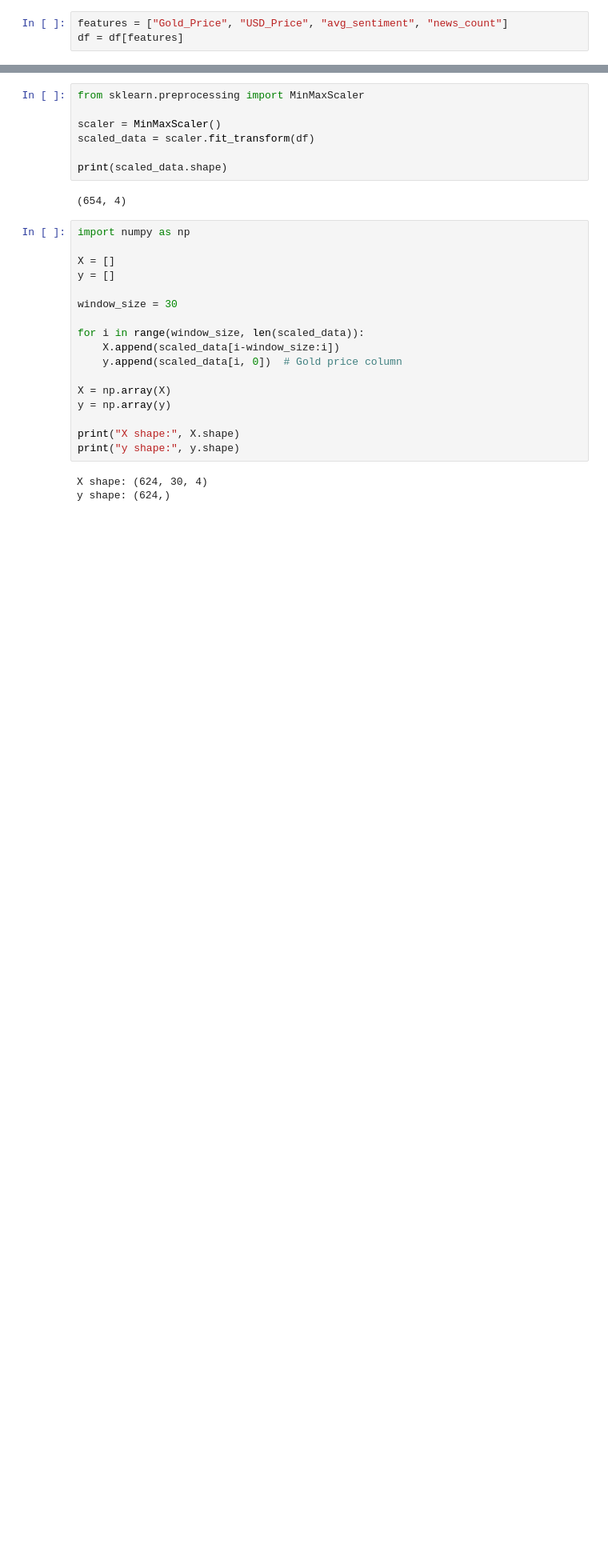
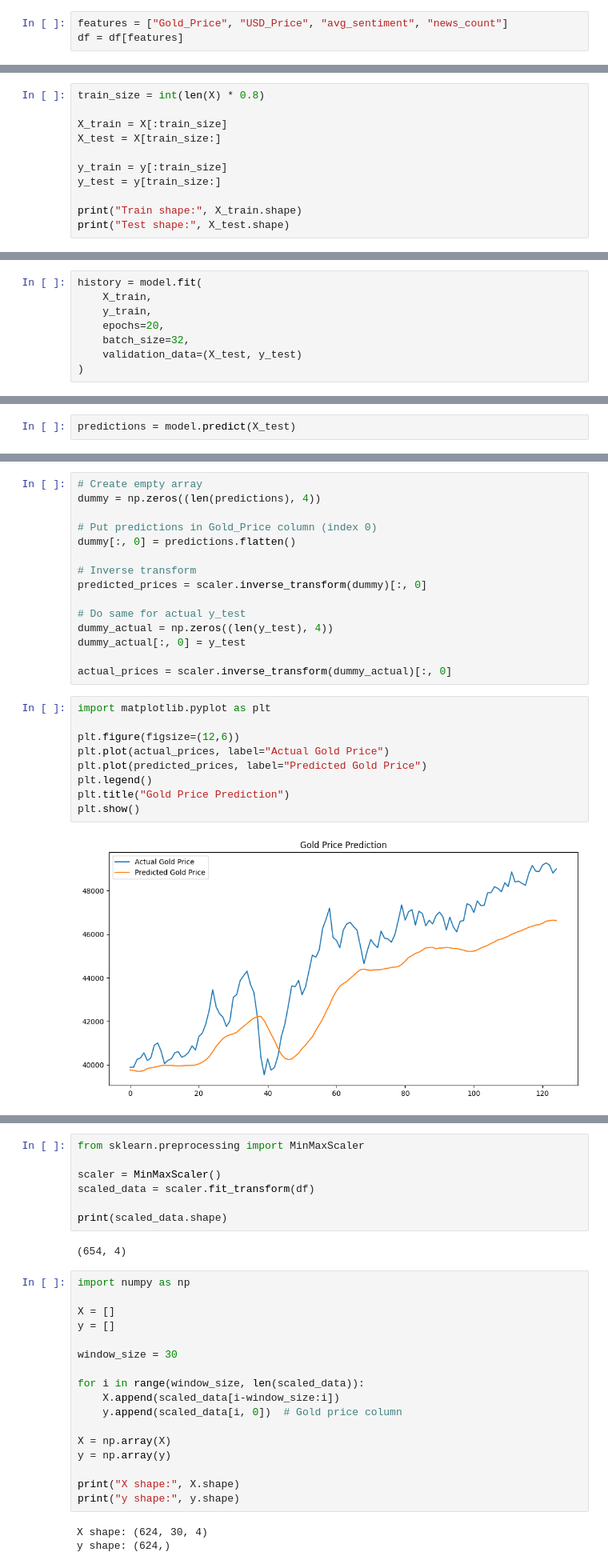
Before and after one commit to Meens005/karat, a Jupyter notebook: data/processed/gold_prediction.ipynb, the cells around one changed output, grey strips where cells are left out. Shown at 80% size. Cells and saved outputs as stored; diff of their text form; blank space fills up the shorter version.

Commit message:
Added trained LSTM model and scaler

```diff
--- a/data/processed/gold_prediction.ipynb
+++ b/data/processed/gold_prediction.ipynb
@@ -48,0 +123,11 @@ Successfully installed scikit-learn-1.8.0 scipy-1.17.0 threadpoolctl-3.6.0
+# %%
+train_size = int(len(X) * 0.8)
+
+X_train = X[:train_size]
+X_test = X[train_size:]
+
+y_train = y[:train_size]
+y_test = y[train_size:]
+
+print("Train shape:", X_train.shape)
+print("Test shape:", X_test.shape)
@@ -48,0 +172,8 @@ Successfully installed scikit-learn-1.8.0 scipy-1.17.0 threadpoolctl-3.6.0
+# %%
+history = model.fit(
+    X_train,
+    y_train,
+    epochs=20,
+    batch_size=32,
+    validation_data=(X_test, y_test)
+)
@@ -48,0 +230,2 @@ Successfully installed scikit-learn-1.8.0 scipy-1.17.0 threadpoolctl-3.6.0
+# %%
+predictions = model.predict(X_test)
@@ -48,0 +234,26 @@ Successfully installed scikit-learn-1.8.0 scipy-1.17.0 threadpoolctl-3.6.0
+# %%
+# Create empty array
+dummy = np.zeros((len(predictions), 4))
+
+# Put predictions in Gold_Price column (index 0)
+dummy[:, 0] = predictions.flatten()
+
+# Inverse transform
+predicted_prices = scaler.inverse_transform(dummy)[:, 0]
+
+# Do same for actual y_test
+dummy_actual = np.zeros((len(y_test), 4))
+dummy_actual[:, 0] = y_test
+
+actual_prices = scaler.inverse_transform(dummy_actual)[:, 0]
+# %%
+import matplotlib.pyplot as plt
+
+plt.figure(figsize=(12,6))
+plt.plot(actual_prices, label="Actual Gold Price")
+plt.plot(predicted_prices, label="Predicted Gold Price")
+plt.legend()
+plt.title("Gold Price Prediction")
+plt.show()
+# %% [output]
+[figure, added]
```
Also changed, not shown: parts of 35 cells of this notebook, 3 other files.
